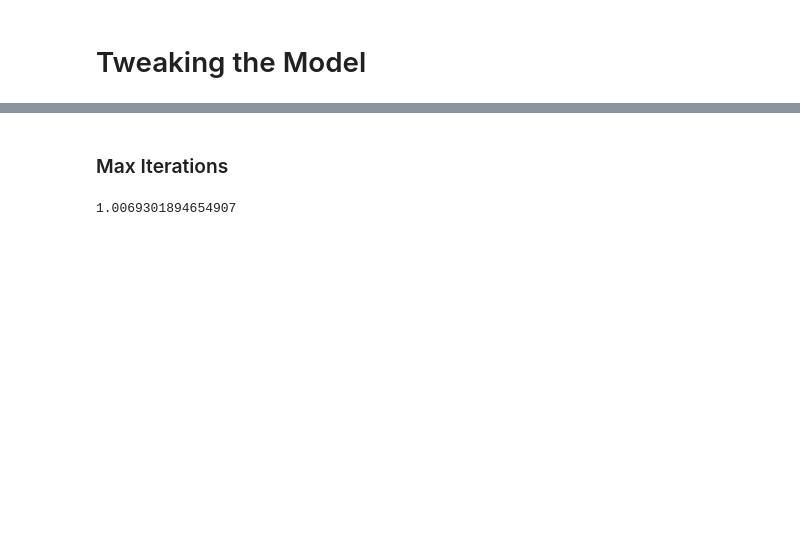
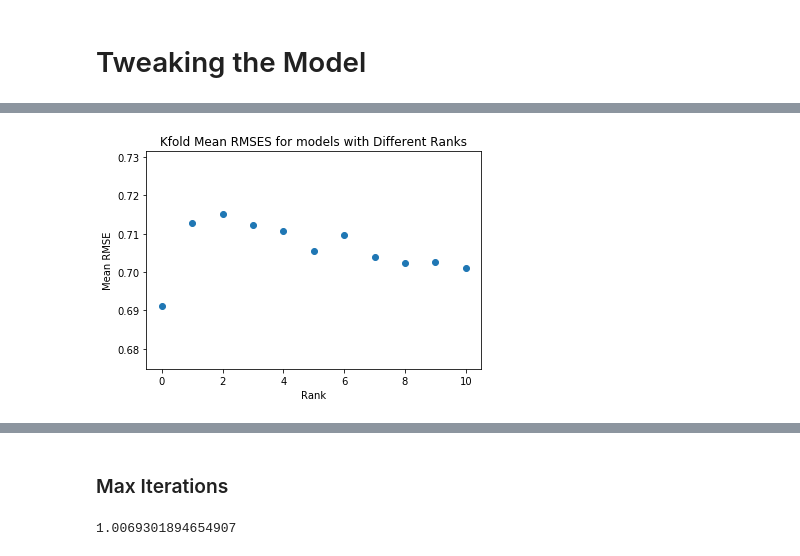
Before and after one commit to gitmbar2/game_recommender, a Jupyter notebook: notebooks/model_tweaking.ipynb, the cells around one changed output, grey strips where cells are left out. Saved outputs shown, nothing was run; the diff lists cells and outputs as text; code cells hidden in the pictures; blank space fills up the shorter version.

```diff
--- a/notebooks/model_tweaking.ipynb
+++ b/notebooks/model_tweaking.ipynb
@@ -24,6 +27,0 @@ from src import ModelEvaluation
-# %%
-steam_df = EDA.load_without_cold_start(5)
-steam_df = steam_df[steam_df['purchase_action'] == 'play']
-steam_df["playtime_rank"] = steam_df['playtime'].map(lambda value: EDA.rank_playtime(value))
-steam_df = EDA.get_uids(steam_df, from_column='game_name', to_column='game_uid')
-steam_df.head(2)
@@ -44,0 +61,39 @@ IllegalArgumentException: "Error while instantiating 'org.apache.spark.sql.hive.
+# %%
+# Convert to spark
+sparkified_k_fold_dfs = [(spark_session.createDataFrame(a), spark_session.createDataFrame(b)) for a, b in k_fold_dfs]
+# %%
+als_models = [ALS(
+    itemCol='game_uid',
+    userCol='uid',
+    ratingCol='playtime_min_max',
+    nonnegative=True,
+    regParam=0.1,
+    coldStartStrategy="drop", # Drops if user or item in test was not in train
+    rank=i
+) for i in range(1, 100)]
+
+# this is already using all cores
+mean_rmses = []
+for als_model in als_models[:11]:
+    rmses = []
+    for train, test in sparkified_k_fold_dfs:
+        fitted_als_model = als_model.fit(train)
+        predictions = fitted_als_model.transform(test)
+        evaluator = RegressionEvaluator() \
+            .setMetricName("rmse") \
+            .setLabelCol("playtime_min_max") \
+            .setPredictionCol("prediction")
+        rmse = evaluator.evaluate(predictions)
+        rmses.append(rmse)
+    mean_rmse = sum(rmses) / len(rmses)
+    mean_rmses.append(mean_rmse)
+# %%
+fig, ax = plt.subplots()
+ax.scatter(list(range(0,11)), mean_rmses)
+ax.set_title('Kfold Mean RMSES for models with Different Ranks')
+ax.set_xlabel('Rank')
+ax.set_ylabel('Mean RMSE')
+fig.show()
+# mean_rmses
+# %% [output]
+[figure, added]
```
Also changed, not shown: parts of 42 cells of this notebook, 45 other files.
